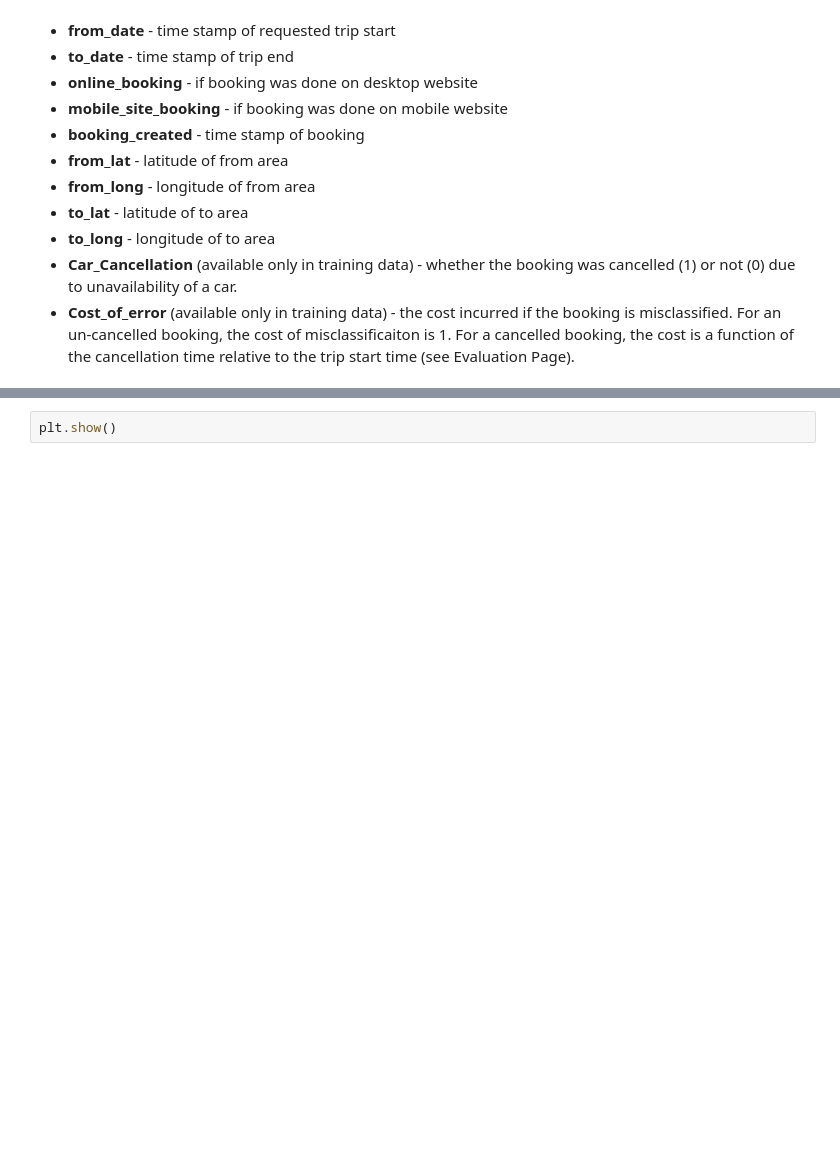
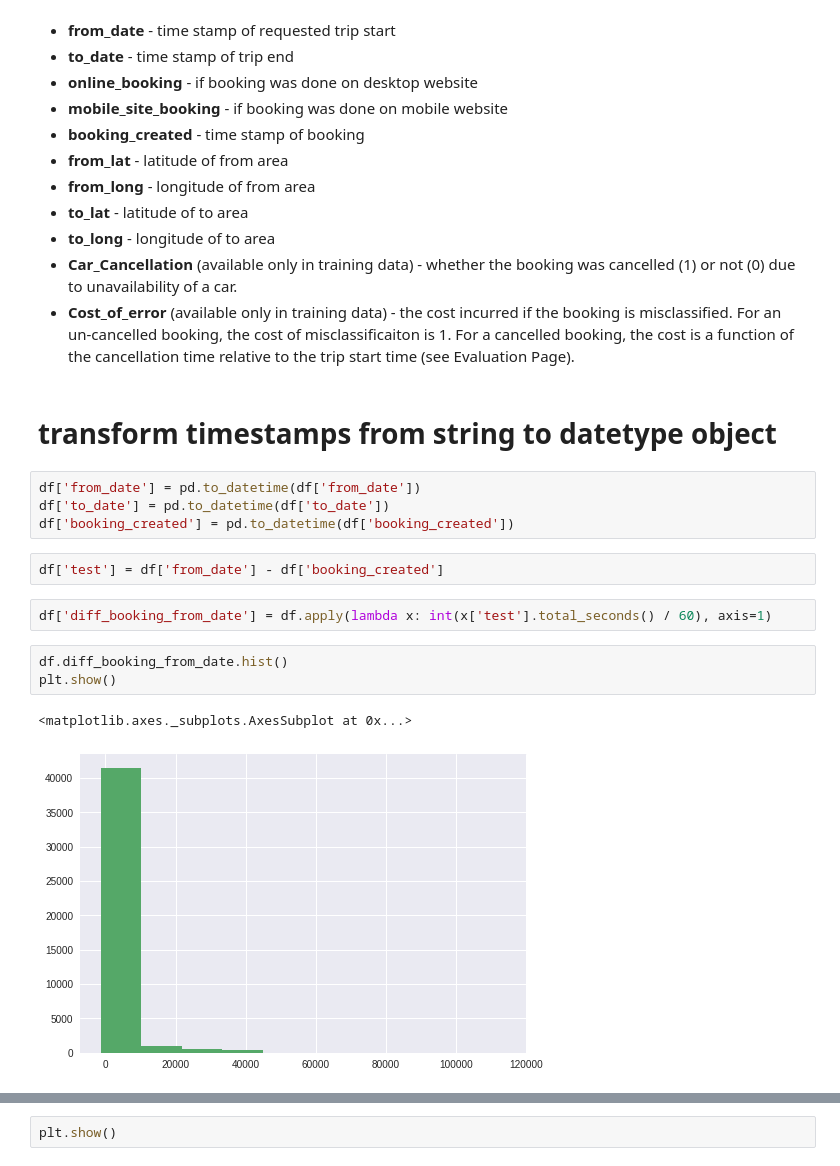
Before and after one commit to Jodahr/CabCancellation, a Jupyter notebook: CabCancellation.ipynb, the cells around one changed output, grey strips where cells are left out. Saved outputs shown, nothing was run; the diff lists cells and outputs as text; blank space fills up the shorter version.

```diff
--- a/CabCancellation.ipynb
+++ b/CabCancellation.ipynb
@@ -64,3 +80,19 @@ memory usage: 6.6+ MB
 * **to_long** - longitude of to area
 * **Car_Cancellation** (available only in training data) - whether the booking was cancelled (1) or not (0) due to unavailability of a car.
 * **Cost_of_error** (available only in training data) - the cost incurred if the booking is misclassified. For an un-cancelled booking, the cost of misclassificaiton is 1. For a cancelled booking, the cost is a function of the cancellation time relative to the trip start time (see Evaluation Page).
+# %% [markdown]
+# transform timestamps from string to datetype object
+# %%
+df['from_date'] = pd.to_datetime(df['from_date'])
+df['to_date'] = pd.to_datetime(df['to_date'])
+df['booking_created'] = pd.to_datetime(df['booking_created'])
+# %%
+df['test'] = df['from_date'] - df['booking_created']
+# %%
+df['diff_booking_from_date'] = df.apply(lambda x: int(x['test'].total_seconds() / 60), axis=1)
+# %%
+df.diff_booking_from_date.hist()
+plt.show()
+# %% [output]
+<matplotlib.axes._subplots.AxesSubplot at 0x...>
+[figure, added]
```
Also changed, not shown: parts of 29 cells of this notebook.
